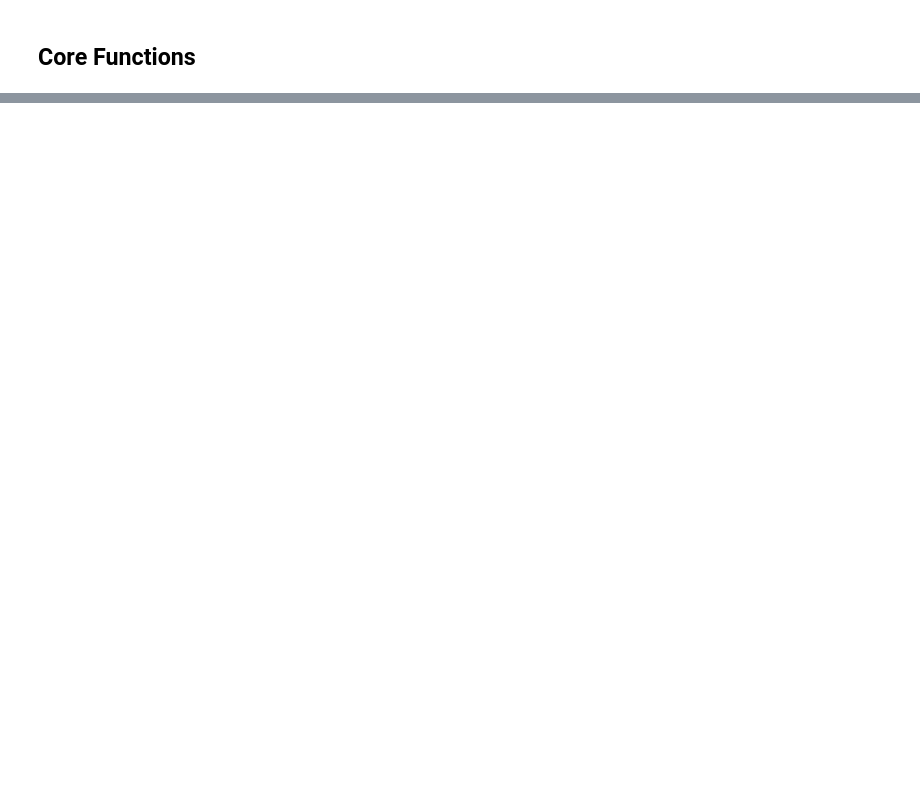
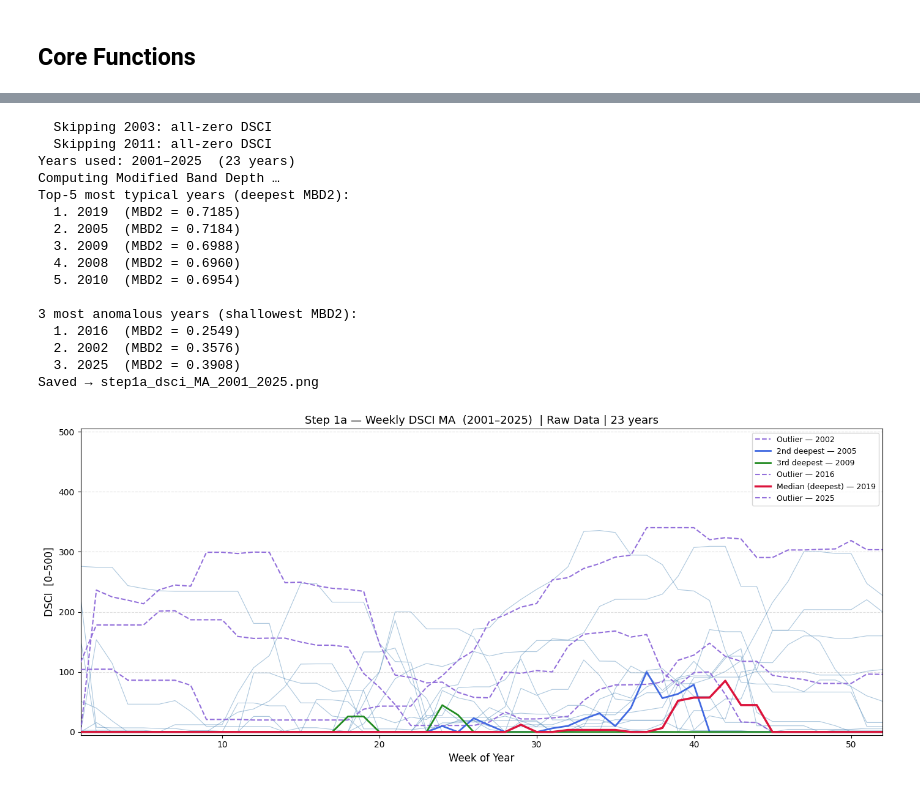
Before and after one commit to sathyaNEU/dsci-central-curve-analysis, a Jupyter notebook: dsci_central_depth.ipynb, the cells around one changed output, grey strips where cells are left out. Saved outputs shown, nothing was run; the diff lists cells and outputs as text; code cells hidden in the pictures; blank space fills up the shorter version.

Commit message:
feat: steps 1a, 1b, 1c completed

```diff
--- a/dsci_central_depth.ipynb
+++ b/dsci_central_depth.ipynb
@@ -21,3 +21,8 @@ STATE      = "MA"         # label used in the plot title
+# %%
+DATA_FILE  = "data.csv"
+STATE      = "MA"
+START_YEAR = 2001
+END_YEAR   = 2025
 # %% [markdown]
 ## Core Functions
 # %%
@@ -219,0 +168,37 @@ Most anomalous year : 2016  (MBD2 = 0.3601)
+# %%
+# --- load data once; reuse in 1b and 1c ---
+df            = load_and_compute_dsci(DATA_FILE)
+matrix, years = build_matrix(df, START_YEAR, END_YEAR)
+print(f"Years used: {years[0]}–{years[-1]}  ({len(years)} years)")
+
+# --- band depth on raw data ---
+print("Computing Modified Band Depth …")
+depths_raw = modified_band_depth(matrix)
+print_depth_summary(depths_raw, years)
+
+# --- visualize ---
+visualize_curves(
+    matrix, years, depths_raw,
+    title=(f"Step 1a — Weekly DSCI {STATE}  ({years[0]}–{years[-1]})  "
+           f"| Raw Data | {len(years)} years"),
+    save_png=True,
+    fname=f"step1a_dsci_{STATE}_{years[0]}_{years[-1]}.png",
+)
+# %% [output]
+  Skipping 2003: all-zero DSCI
+  Skipping 2011: all-zero DSCI
+Years used: 2001–2025  (23 years)
+Computing Modified Band Depth …
+Top-5 most typical years (deepest MBD2):
+  1. 2019  (MBD2 = 0.7185)
+  2. 2005  (MBD2 = 0.7184)
+  3. 2009  (MBD2 = 0.6988)
+  4. 2008  (MBD2 = 0.6960)
+  5. 2010  (MBD2 = 0.6954)
+
+3 most anomalous years (shallowest MBD2):
+  1. 2016  (MBD2 = 0.2549)
+  2. 2002  (MBD2 = 0.3576)
+  3. 2025  (MBD2 = 0.3908)
+Saved → step1a_dsci_MA_2001_2025.png
+[figure, added]
```
Also changed, not shown: parts of 17 cells of this notebook, 2 other files.
